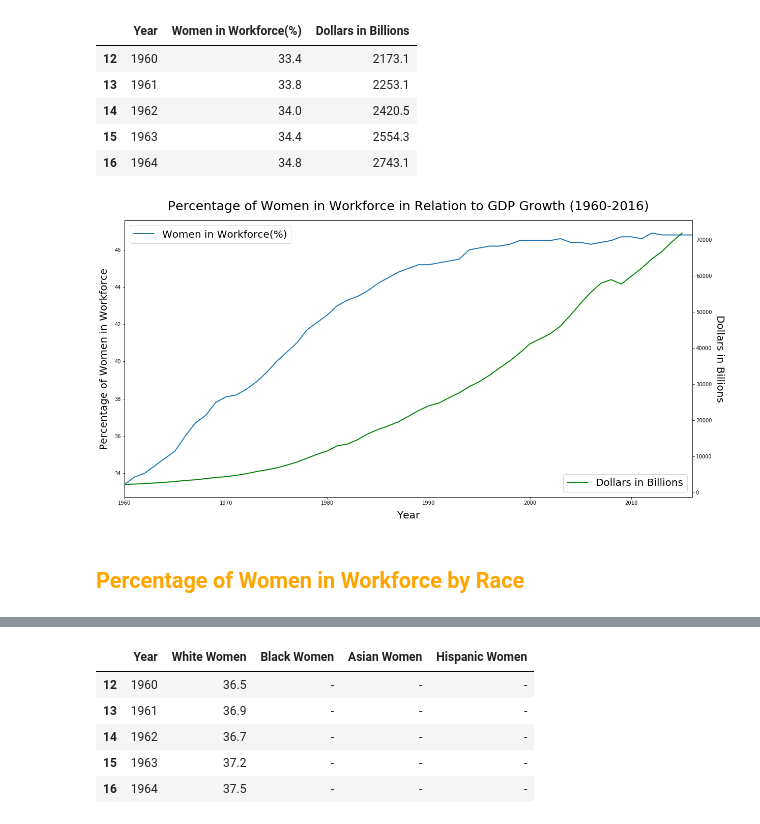
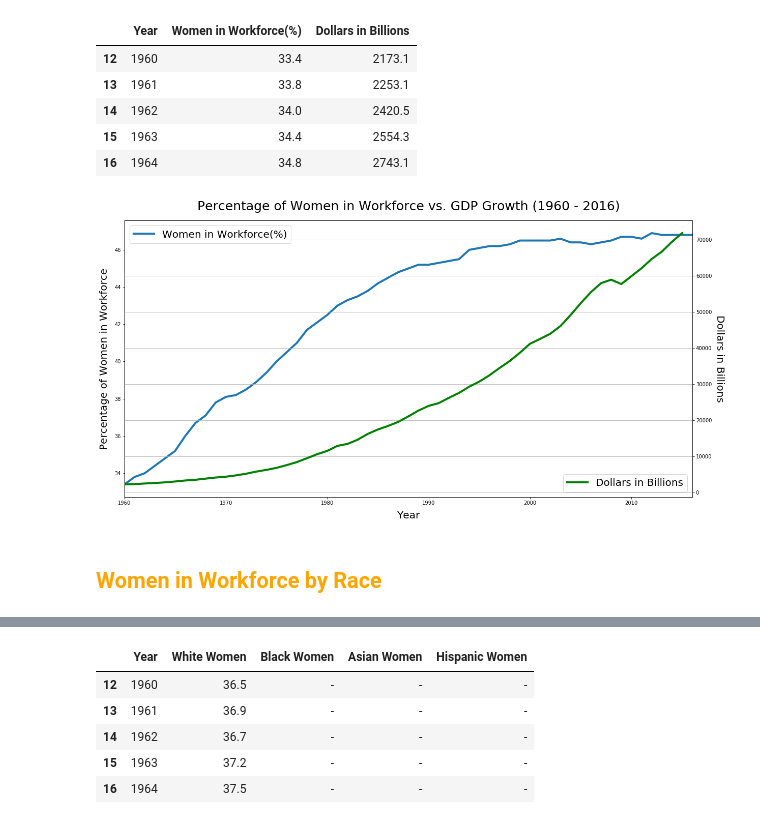
Before and after one commit to kathleeng77/Open-Source-Project-1, a Jupyter notebook: analysis/women-in-workforce-analysis.ipynb, the cells around one changed output, grey strips where cells are left out. Saved outputs shown, nothing was run; the diff lists cells and outputs as text; code cells hidden in the pictures.

```diff
--- a/analysis/women-in-workforce-analysis.ipynb
+++ b/analysis/women-in-workforce-analysis.ipynb
@@ -143,21 +146,22 @@ TOTAL_df.head()
 # %%
 # plot two women in workforce and GDP together
 fig = plt.figure(figsize=(20,10))
 ax = plt.gca()
-TOTAL_df.plot(x="Year", y="Women in Workforce(%)", ax=ax, linewidth=2)
-TOTAL_df.plot(x="Year", y="Dollars in Billions", color="green", linewidth=2, secondary_y=True, ax=ax)
-ax.set_title("Percentage of Women in Workforce in Relation to GDP Growth (1960-2016)", fontsize=25, pad=20)
+TOTAL_df.plot(x="Year", y="Women in Workforce(%)", ax=ax, linewidth=4)
+TOTAL_df.plot(x="Year", y="Dollars in Billions", color="green", linewidth=4, secondary_y=True, ax=ax)
+ax.set_title("Percentage of Women in Workforce vs. GDP Growth (1960 - 2016)", fontsize=25, pad=20)
 ax.set_xlabel("Year", fontsize=20, labelpad=10)
 ax.set_ylabel("Percentage of Women in Workforce", fontsize=20, labelpad=10)
 plt.ylabel("Dollars in Billions", fontsize=20, rotation=-90, labelpad=25)
 ax.legend(loc=2, fontsize=20)
 plt.legend(loc=4, fontsize=20)
+plt.grid(axis='y')
 fig.savefig("../Images/percent-women-workforce-gdp-growth-double-lineplot.png",bbox_inches="tight")
 plt.show()
 # %% [output]
-[figure, old version]
+[figure, new version]
 # %% [markdown]
-## <font color=orange>Percentage of Women in Workforce by Race</font>
+## <font color=orange>Women in Workforce by Race</font>
 # %%
 # read and display laborforce by race
 labor_df = pd.read_csv('../data/laborforce-participation-rate.csv')
```
Also changed, not shown: parts of 19 cells of this notebook.
